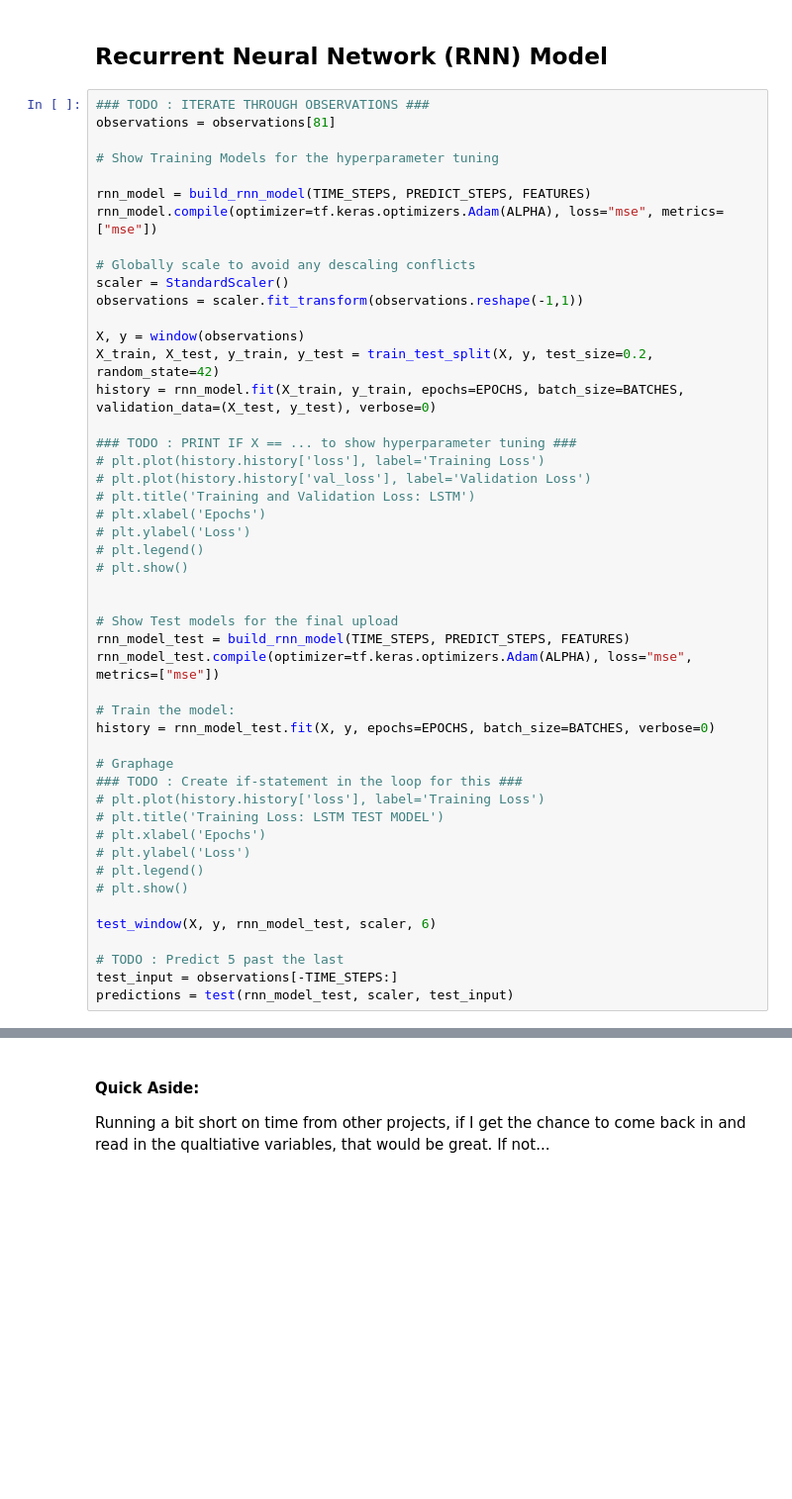
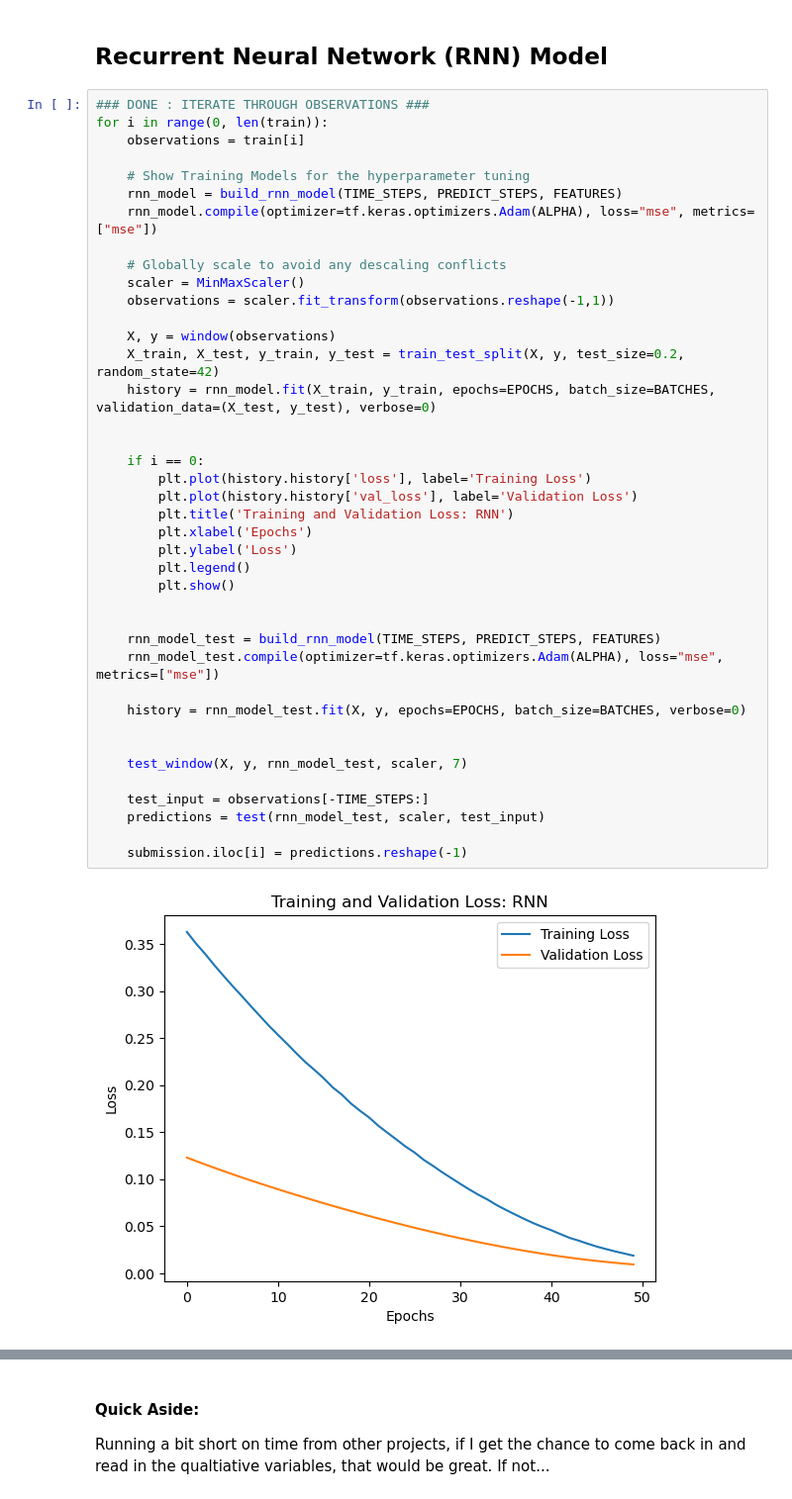
Before and after one commit to txpetrin/pred_analytics_final, a Jupyter notebook: code/final_notebook.ipynb, the cells around one changed output, grey strips where cells are left out. Shown: that part at 99% size. Cells and saved outputs as stored; diff of their text form; blank space fills up the shorter version.

```diff
--- a/code/final_notebook.ipynb
+++ b/code/final_notebook.ipynb
@@ -35,51 +28,44 @@ The data contains both static and dynamic componenets, with the time series aspe
 # %% [markdown]
 ## Recurrent Neural Network (RNN) Model
 # %%
-### TODO : ITERATE THROUGH OBSERVATIONS ###
-observations = observations[81]
+### DONE : ITERATE THROUGH OBSERVATIONS ###
+for i in range(0, len(train)):
+    observations = train[i]
 
-# Show Training Models for the hyperparameter tuning
+    # Show Training Models for the hyperparameter tuning
+    rnn_model = build_rnn_model(TIME_STEPS, PREDICT_STEPS, FEATURES)
+    rnn_model.compile(optimizer=tf.keras.optimizers.Adam(ALPHA), loss="mse", metrics=["mse"])
 
-rnn_model = build_rnn_model(TIME_STEPS, PREDICT_STEPS, FEATURES)
-rnn_model.compile(optimizer=tf.keras.optimizers.Adam(ALPHA), loss="mse", metrics=["mse"])
+    # Globally scale to avoid any descaling conflicts
+    scaler = MinMaxScaler()
+    observations = scaler.fit_transform(observations.reshape(-1,1))
 
-# Globally scale to avoid any descaling conflicts
-scaler = StandardScaler()
-observations = scaler.fit_transform(observations.reshape(-1,1))
-
-X, y = window(observations)
-X_train, X_test, y_train, y_test = train_test_split(X, y, test_size=0.2, random_state=42)
-history = rnn_model.fit(X_train, y_train, epochs=EPOCHS, batch_size=BATCHES, validation_data=(X_test, y_test), verbose=0)
-
-### TODO : PRINT IF X == ... to show hyperparameter tuning ###
-# plt.plot(history.history['loss'], label='Training Loss')
-# plt.plot(history.history['val_loss'], label='Validation Loss')
-# plt.title('Training and Validation Loss: LSTM')
-# plt.xlabel('Epochs')
-# plt.ylabel('Loss')
-# plt.legend()
-# plt.show()
+    X, y = window(observations)
+    X_train, X_test, y_train, y_test = train_test_split(X, y, test_size=0.2, random_state=42)
+    history = rnn_model.fit(X_train, y_train, epochs=EPOCHS, batch_size=BATCHES, validation_data=(X_test, y_test), verbose=0)
 
 
-# Show Test models for the final upload
-rnn_model_test = build_rnn_model(TIME_STEPS, PREDICT_STEPS, FEATURES)
-rnn_model_test.compile(optimizer=tf.keras.optimizers.Adam(ALPHA), loss="mse", metrics=["mse"])
+    if i == 0:
+        plt.plot(history.history['loss'], label='Training Loss')
+        plt.plot(history.history['val_loss'], label='Validation Loss')
+        plt.title('Training and Validation Loss: RNN')
+        plt.xlabel('Epochs')
+        plt.ylabel('Loss')
+        plt.legend()
+        plt.show()
 
-# Train the model:
-history = rnn_model_test.fit(X, y, epochs=EPOCHS, batch_size=BATCHES, verbose=0)
 
-# Graphage
-### TODO : Create if-statement in the loop for this ###
-# plt.plot(history.history['loss'], label='Training Loss')
-# plt.title('Training Loss: LSTM TEST MODEL')
-# plt.xlabel('Epochs')
-# plt.ylabel('Loss')
-# plt.legend()
-# plt.show()
+    rnn_model_test = build_rnn_model(TIME_STEPS, PREDICT_STEPS, FEATURES)
+    rnn_model_test.compile(optimizer=tf.keras.optimizers.Adam(ALPHA), loss="mse", metrics=["mse"])
 
-test_window(X, y, rnn_model_test, scaler, 6)
+    history = rnn_model_test.fit(X, y, epochs=EPOCHS, batch_size=BATCHES, verbose=0)
 
-# TODO : Predict 5 past the last
-test_input = observations[-TIME_STEPS:]
-predictions = test(rnn_model_test, scaler, test_input)
+
+    test_window(X, y, rnn_model_test, scaler, 7)
+
+    test_input = observations[-TIME_STEPS:]
+    predictions = test(rnn_model_test, scaler, test_input)
+
+    submission.iloc[i] = predictions.reshape(-1)
 # %% [output]
+[figure, added]
```
Also changed, not shown: parts of 32 cells of this notebook, 7 other files.
